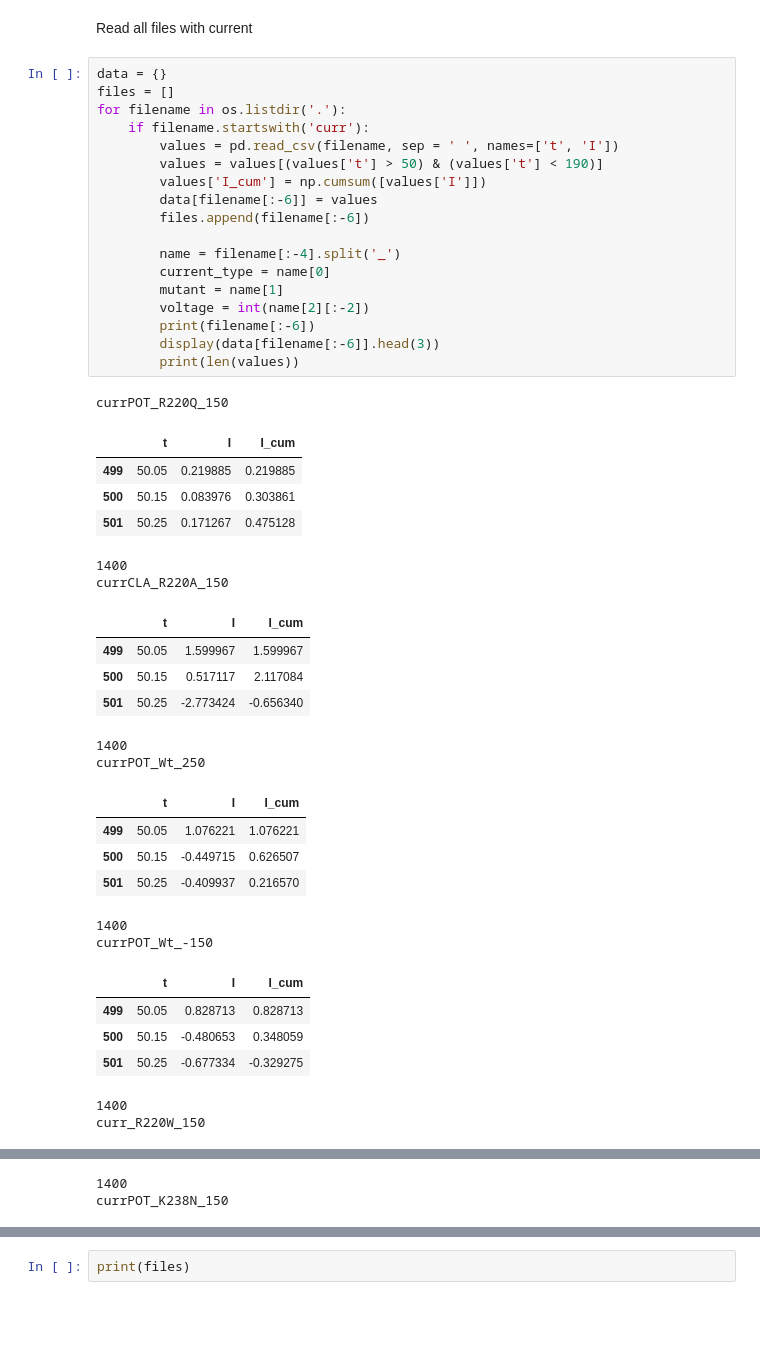
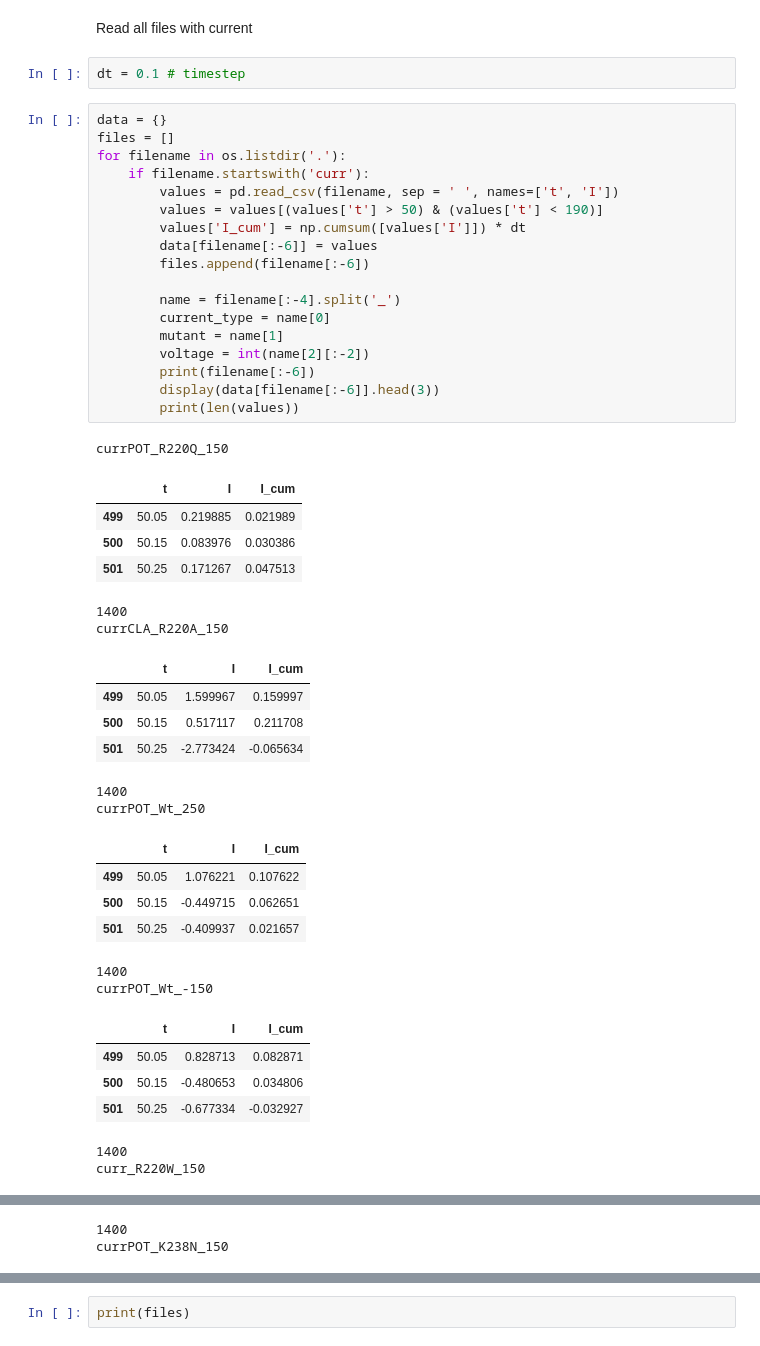
Before and after one commit to Aleva14/aerolysin, a Jupyter notebook: Currents.ipynb, the cells around one changed output, grey strips where cells are left out. Cells and saved outputs as stored; diff of their text form; blank space fills up the shorter version.

```diff
--- a/Currents.ipynb
+++ b/Currents.ipynb
@@ -7,48 +7,50 @@ import numpy as np
 ## Analysis of ion currents
 # %% [markdown]
 Read all files with current
+# %%
+dt = 0.1 # timestep
 # %%
 data = {}
 files = []
 for filename in os.listdir('.'):
     if filename.startswith('curr'):
         values = pd.read_csv(filename, sep = ' ', names=['t', 'I'])
         values = values[(values['t'] > 50) & (values['t'] < 190)]
-        values['I_cum'] = np.cumsum([values['I']])
+        values['I_cum'] = np.cumsum([values['I']]) * dt
         data[filename[:-6]] = values
         files.append(filename[:-6])
 
         name = filename[:-4].split('_')
         current_type = name[0]
         mutant = name[1]
         voltage = int(name[2][:-2])
         print(filename[:-6])
         display(data[filename[:-6]].head(3))
         print(len(values))
 # %% [output]
 currPOT_R220Q_150
 |  | t | I | I_cum |
-| 499 | 50.05 | 0.219885 | 0.219885 |
-| 500 | 50.15 | 0.083976 | 0.303861 |
-| 501 | 50.25 | 0.171267 | 0.475128 |
+| 499 | 50.05 | 0.219885 | 0.021989 |
+| 500 | 50.15 | 0.083976 | 0.030386 |
+| 501 | 50.25 | 0.171267 | 0.047513 |
 1400
 currCLA_R220A_150
 |  | t | I | I_cum |
-| 499 | 50.05 | 1.599967 | 1.599967 |
-| 500 | 50.15 | 0.517117 | 2.117084 |
-| 501 | 50.25 | -2.773424 | -0.656340 |
+| 499 | 50.05 | 1.599967 | 0.159997 |
+| 500 | 50.15 | 0.517117 | 0.211708 |
+| 501 | 50.25 | -2.773424 | -0.065634 |
 1400
 currPOT_Wt_250
 |  | t | I | I_cum |
-| 499 | 50.05 | 1.076221 | 1.076221 |
-| 500 | 50.15 | -0.449715 | 0.626507 |
-| 501 | 50.25 | -0.409937 | 0.216570 |
+| 499 | 50.05 | 1.076221 | 0.107622 |
+| 500 | 50.15 | -0.449715 | 0.062651 |
+| 501 | 50.25 | -0.409937 | 0.021657 |
 1400
 currPOT_Wt_-150
 |  | t | I | I_cum |
-| 499 | 50.05 | 0.828713 | 0.828713 |
-| 500 | 50.15 | -0.480653 | 0.348059 |
-| 501 | 50.25 | -0.677334 | -0.329275 |
+| 499 | 50.05 | 0.828713 | 0.082871 |
+| 500 | 50.15 | -0.480653 | 0.034806 |
+| 501 | 50.25 | -0.677334 | -0.032927 |
 1400
 curr_R220W_150
 |  | t | I | I_cum |
```
Also changed, not shown: parts of 5 cells of this notebook.
